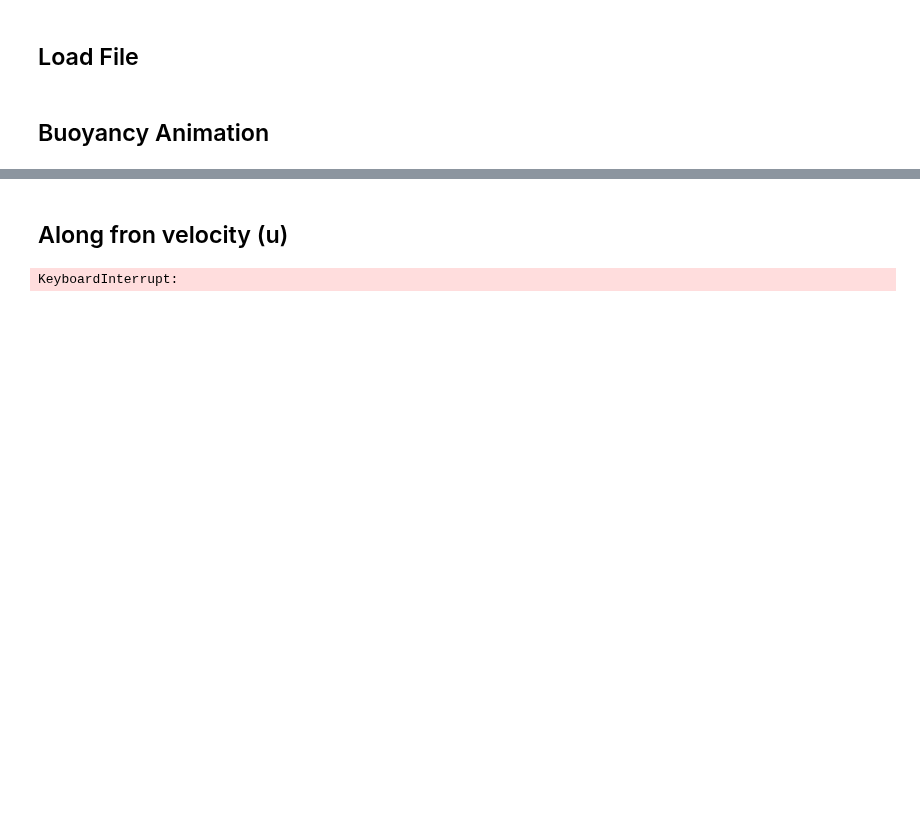
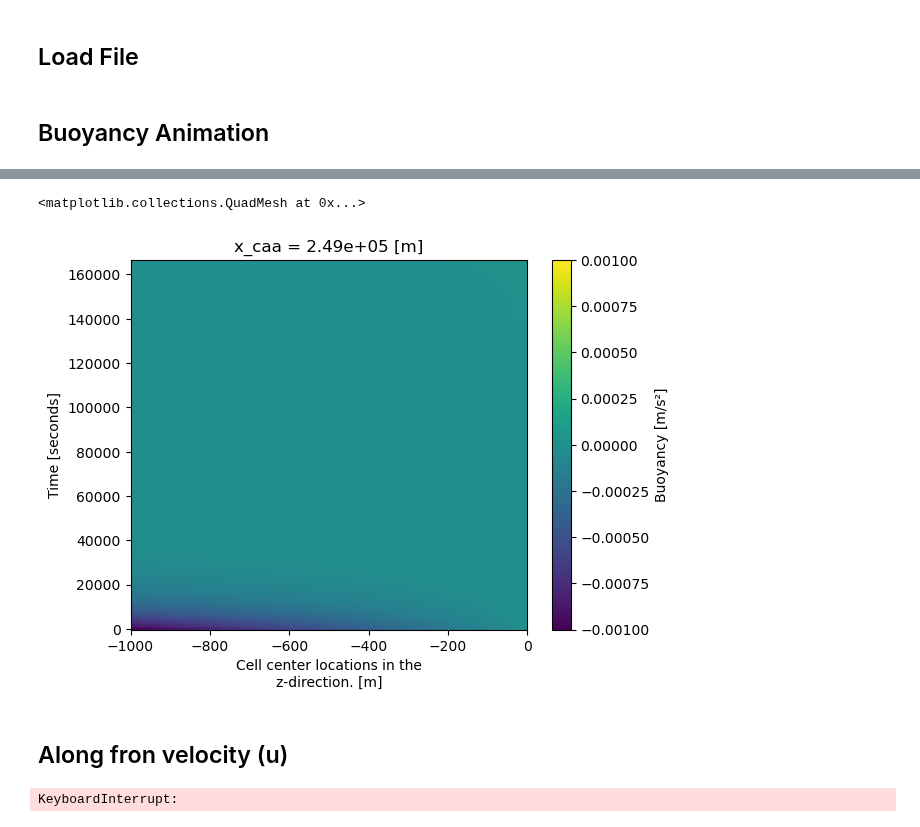
Before and after one commit to tom-rex/Oceananigans_projects, a Jupyter notebook: python_visualisations.ipynb, the cells around one changed output, grey strips where cells are left out. Drawn from its saved outputs; the diff is of its cells as text; code cells hidden in the pictures; blank space fills up the shorter version.

Commit message:
Buoyancy sponge layer working

```diff
--- a/python_visualisations.ipynb
+++ b/python_visualisations.ipynb
@@ -8,7 +8,7 @@ import imageio
 import os
 from tqdm import tqdm  # For progress bars
 
-filename = 'additional_background_Ro=1.5_δ=0.2_Bu=1.5.nc' #remember.nc at the end
+filename = 'buoyancytest_δ=0_Ro=0_N²=1e-6.nc' #remember.nc at the end
 ds = xr.open_dataset(filename, engine = 'netcdf4', decode_times=False)
 
 
@@ -82,3 +86,9 @@ IMAGEIO FFMPEG_WRITER WARNING: input image is not divisible by macro_block_size=
+# %%
+
+ds.b[:,:,-1].plot(vmin = -0.001, vmax = 0.001)
+# %% [output]
+<matplotlib.collections.QuadMesh at 0x...>
+[figure, added]
 # %% [markdown]
 ## Along fron velocity (u)
 # %%
```
Also changed, not shown: parts of 1 cell of this notebook, 2 other files.
